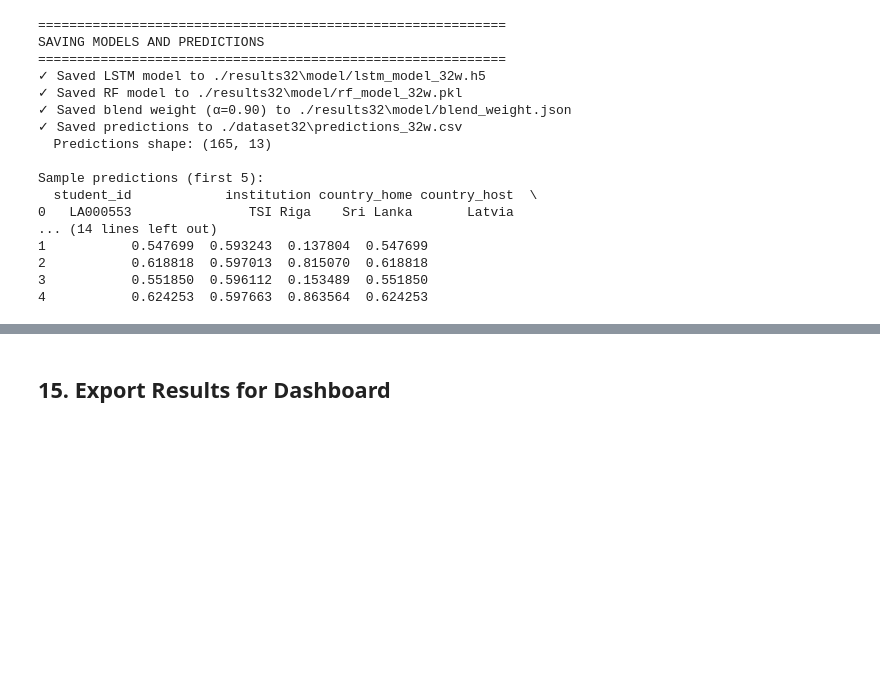
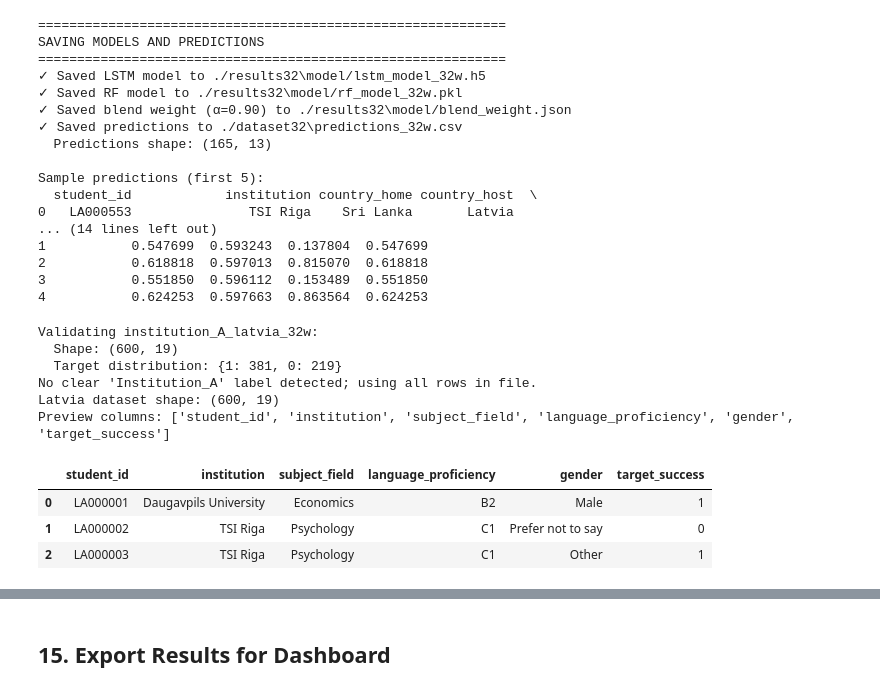
Before and after one commit to kulasekara02/LSTM-Random_Forest, a Jupyter notebook: hybrid_lstm_rf_32weeks_complete.ipynb, the cells around one changed output, grey strips where cells are left out. Drawn from its saved outputs; the diff is of its cells as text; code cells hidden in the pictures; blank space fills up the shorter version.

```diff
--- a/hybrid_lstm_rf_32weeks_complete.ipynb
+++ b/hybrid_lstm_rf_32weeks_complete.ipynb
@@ -1308,3 +1308,39 @@ Sample predictions (first 5):
 2           0.618818  0.597013  0.815070  0.618818
 3           0.551850  0.596112  0.153489  0.551850
 4           0.624253  0.597663  0.863564  0.624253
+# %%
+# Cell 14A: Load Latvia (Institution A) dataset
+LATVIA_FILENAME = "institution_A_latvia_32w.csv"   # change if your file name differs
+latvia_path = os.path.join(DATASET_DIR, LATVIA_FILENAME)
+
+if not os.path.exists(latvia_path):
+    raise FileNotFoundError(f"Could not find {latvia_path}. Put the CSV in {DATASET_DIR}/")
+
+latvia_raw = pd.read_csv(latvia_path)
+latvia_df = validate_dataset(latvia_raw.copy(), "institution_A_latvia_32w")
+
+# Optional: if file contains multiple institutions, keep only the A one
+if "institution" in latvia_df.columns and latvia_df["institution"].nunique() > 1:
+    # Try to detect a label like 'Institution_A' or similar; if not present, it keeps all.
+    target_labels = [x for x in latvia_df["institution"].unique() if str(x).lower() in ("institution_a","inst_a","a","institution a")]
+    if len(target_labels) == 1:
+        latvia_df = latvia_df[latvia_df["institution"] == target_labels[0]].copy()
+        print(f"Filtered to institution: {target_labels[0]} (N={len(latvia_df)})")
+    else:
+        print("No clear 'Institution_A' label detected; using all rows in file.")
+
+print(f"Latvia dataset shape: {latvia_df.shape}")
+display_cols = [c for c in ["student_id","institution","subject_field","language_proficiency","gender","target_success"] if c in latvia_df.columns]
+print("Preview columns:", display_cols[:6])
+latvia_df.head(3)[display_cols] if display_cols else latvia_df.head(3)
+# %% [output]
+Validating institution_A_latvia_32w:
+  Shape: (600, 19)
+  Target distribution: {1: 381, 0: 219}
+No clear 'Institution_A' label detected; using all rows in file.
+Latvia dataset shape: (600, 19)
+Preview columns: ['student_id', 'institution', 'subject_field', 'language_proficiency', 'gender', 'target_success']
+|  | student_id | institution | subject_field | language_proficiency | gender | target_success |
+| 0 | LA000001 | Daugavpils University | Economics | B2 | Male | 1 |
+| 1 | LA000002 | TSI Riga | Psychology | C1 | Prefer not to say | 0 |
+| 2 | LA000003 | TSI Riga | Psychology | C1 | Other | 1 |
```
Also changed, not shown: parts of 5 cells of this notebook, 20 other files.
